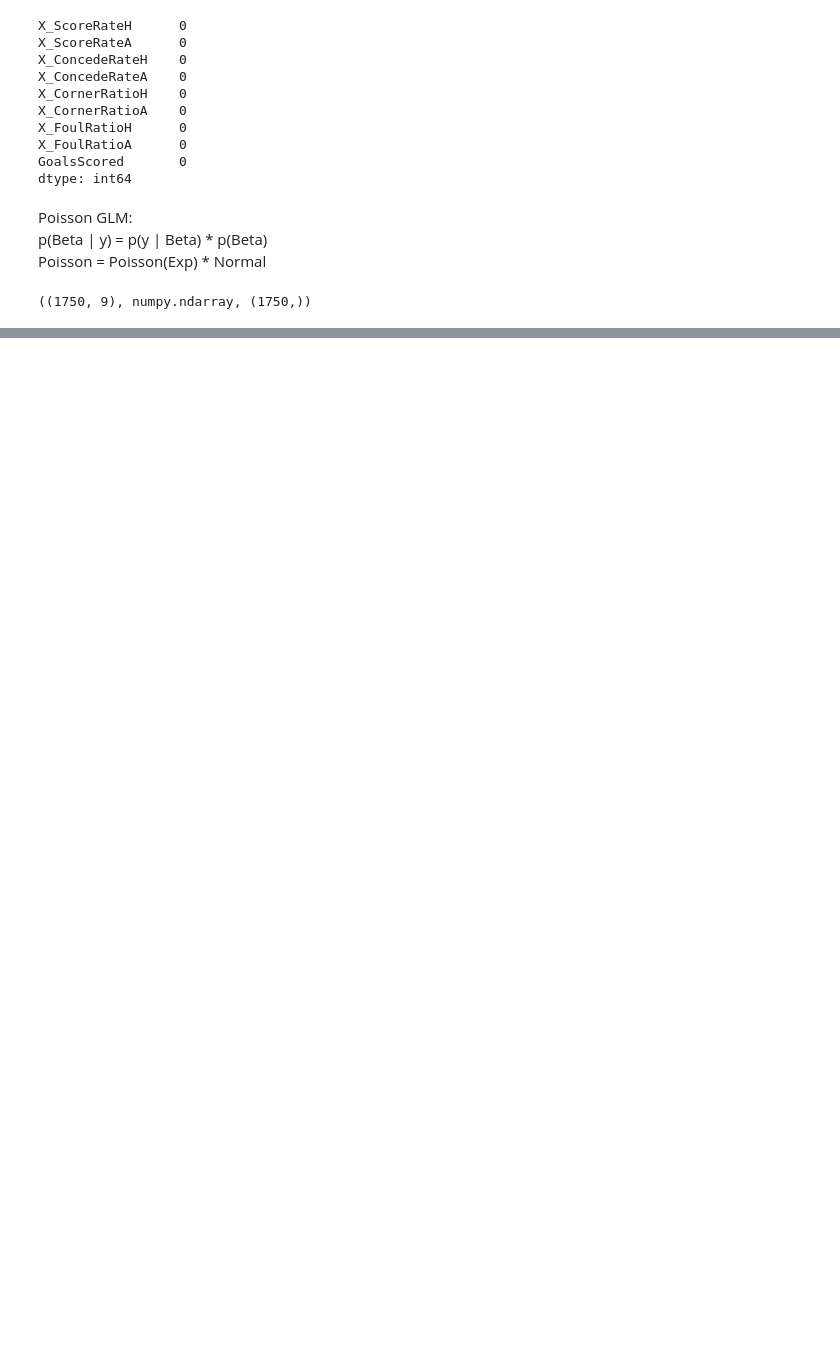
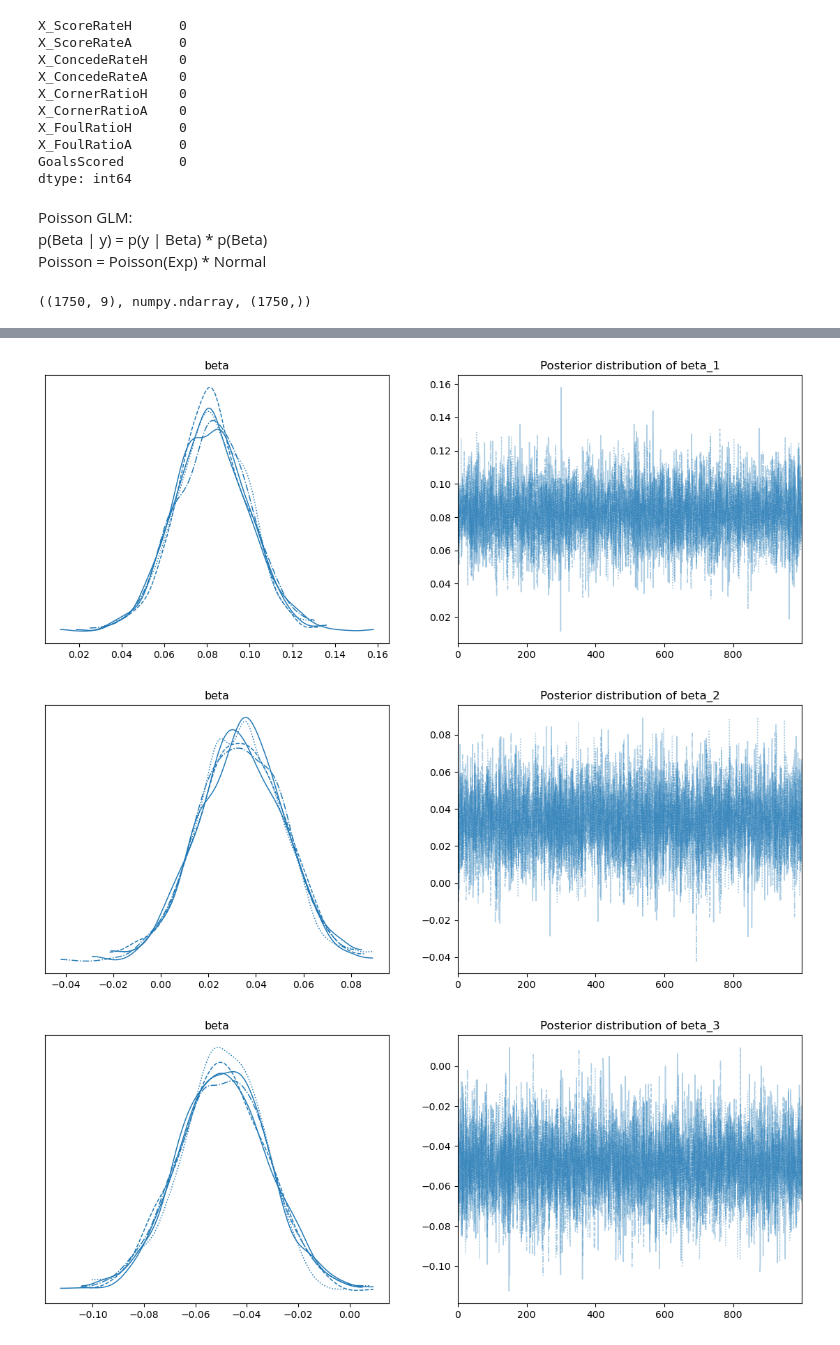
Before and after one commit to strojanski/ML-DS-I, a Jupyter notebook: hw6 - bayes/main.ipynb, the cells around one changed output, grey strips where cells are left out. Drawn from its saved outputs; the diff is of its cells as text; code cells hidden in the pictures; blank space fills up the shorter version.

```diff
--- a/hw6 - bayes/main.ipynb
+++ b/hw6 - bayes/main.ipynb
@@ -185,0 +94,9 @@ You can find the C code in this temporary file: C:\Users\sebas\AppData\Local\Tem
+# %%
+for i in range(1, 9):
+    az.plot_trace(idata, coords={"beta_dim_0": i}, var_names=["beta"], figsize=(14, 5), combined=False)
+    plt.title(f"Posterior distribution of beta_{i}")
+    plt.show()
+# %% [output]
+[figure, added]
+[figure, added]
+[figure, added]
```
Also changed, not shown: parts of 13 cells of this notebook.
